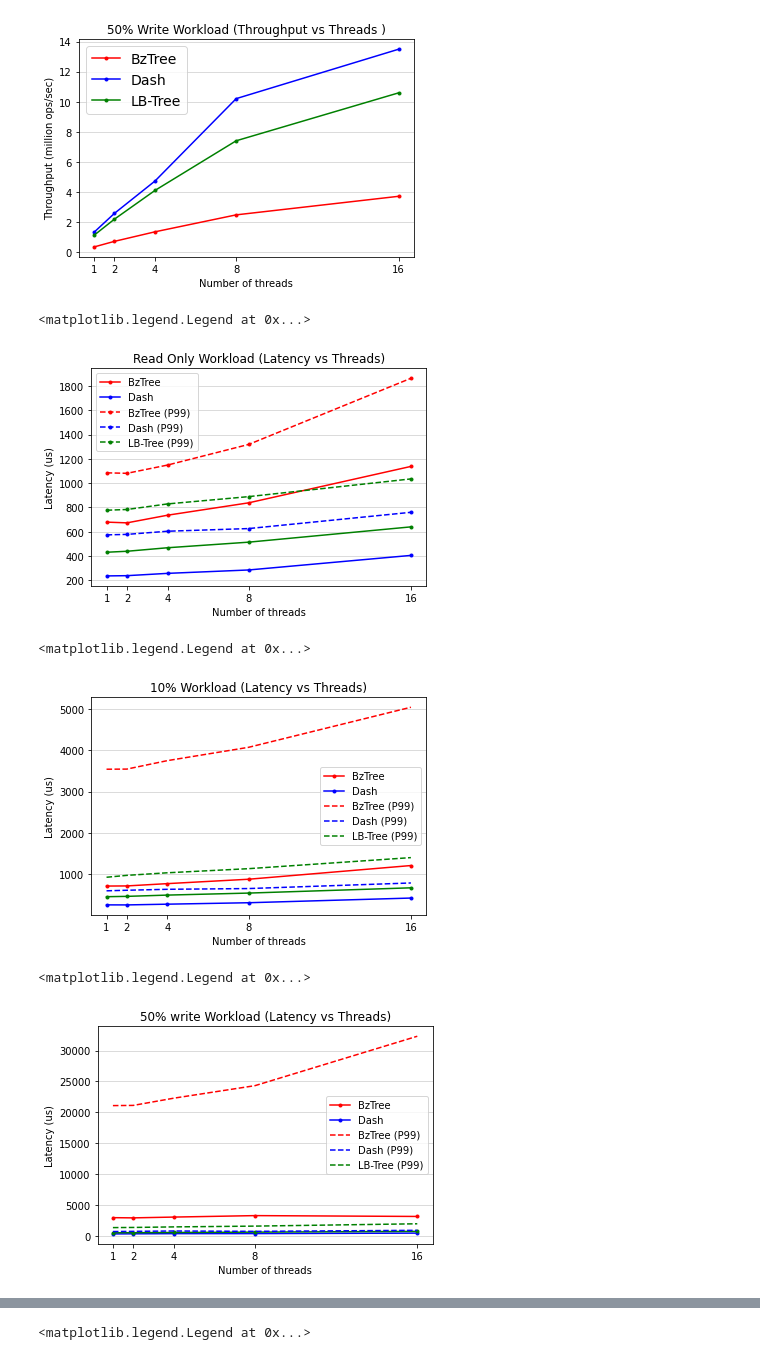
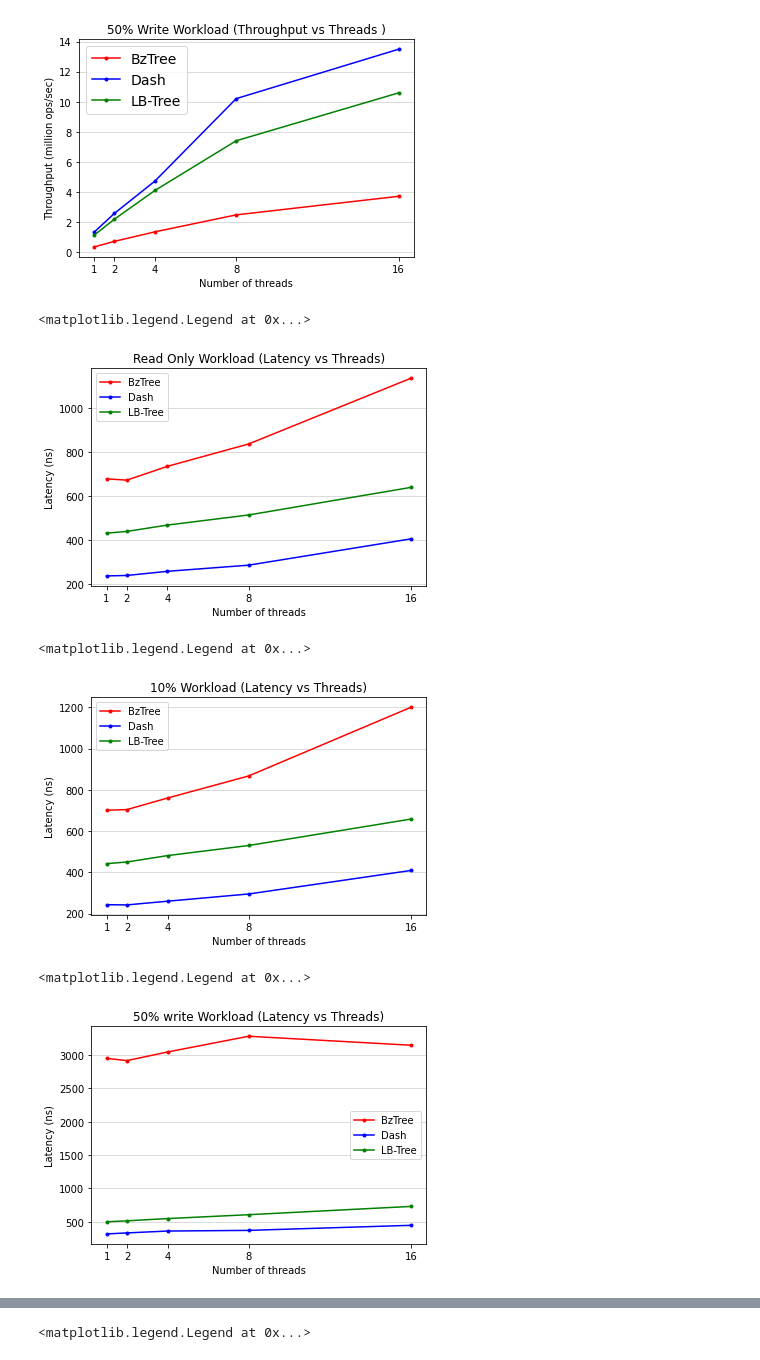
Before and after one commit to nisargshah95/Comparison-of-Indexes-for-PMem, a Jupyter notebook: CS764.ipynb, the cells around one changed output, grey strips where cells are left out. Drawn from its saved outputs; the diff is of its cells as text; code cells hidden in the pictures.

Commit message:
Split median and P99 latency graphs

```diff
--- a/CS764.ipynb
+++ b/CS764.ipynb
@@ -7,6 +7,7 @@ threads = [1, 2, 4, 8, 16]
 colors = ['red', 'blue', 'green']
 xlabel = 'Number of threads'
 lat_ylabel = 'Latency (us)'
+lat_ylabel_ns = 'Latency (ns)'
 tp_ylabel = 'Throughput (million ops/sec)'
 legend_prop={'size': 14}
 fmt='.-'
@@ -153,19 +154,20 @@ bzMedianReadOnlyLine, = plt.plot(threads, bztree_0_p50, fmt, color = colors[0],
 dMedianReadOnlyLine, = plt.plot(threads, dash_0_p50, fmt, color = colors[1], label = 'Dash')
 lReadOnlyLine, = plt.plot(threads, lbtree_0_p50, fmt, color=colors[2], label = 'LB-Tree')
 
-bz99LatencyReadOnlyLine, = plt.plot(threads, bztree_0_p99, fmt2, color= 'red', label = 'BzTree (P99)')
-d99LatencyReadOnlyLine, = plt.plot(threads, dash_0_p99, fmt2, color= colors[1], label = 'Dash (P99)')
-l99LatencyReadOnlyLine, = plt.plot(threads, lbtree_0_p99, fmt2, color= colors[2], label = 'LB-Tree (P99)')
+#bz99LatencyReadOnlyLine, = plt.plot(threads, bztree_0_p99, fmt2, color= 'red', label = 'BzTree (P99)')
+#d99LatencyReadOnlyLine, = plt.plot(threads, dash_0_p99, fmt2, color= colors[1], label = 'Dash (P99)')
+#l99LatencyReadOnlyLine, = plt.plot(threads, lbtree_0_p99, fmt2, color= colors[2], label = 'LB-Tree (P99)')
 
 plt.xlabel(xlabel)
 plt.xticks(threads)
-plt.ylabel(lat_ylabel)
+plt.ylabel(lat_ylabel_ns)
 plt.title('Read Only Workload (Latency vs Threads)')
 plt.grid(True, axis='y', color='lightgray', which='both')
-plt.legend(handles=[bzMedianReadOnlyLine, dMedianReadOnlyLine, bz99LatencyReadOnlyLine, d99LatencyReadOnlyLine, l99LatencyReadOnlyLine])
+plt.legend(handles=[bzMedianReadOnlyLine, dMedianReadOnlyLine, lReadOnlyLine])
+#plt.legend(handles=[bzMedianReadOnlyLine, dMedianReadOnlyLine, bz99LatencyReadOnlyLine, d99LatencyReadOnlyLine, l99LatencyReadOnlyLine])
 # %% [output]
 <matplotlib.legend.Legend at 0x...>
-[figure, old version]
+[figure, new version]
 # %%
 # 10% writes - LATENCY VS THREADS (ACROSS TREES)
 
@@ -174,37 +176,39 @@ bzMedian10WriteLine, = plt.plot(threads, bztree_10_p50, fmt, color = colors[0],
 dMedianLatency10Write, = plt.plot(threads, dash_10_p50, fmt, color = colors[1], label = 'Dash')
 lReadOnlyLine, = plt.plot(threads, lbtree_10_p50, fmt, color=colors[2], label = 'LB-Tree')
 
-bz99Latency10WriteLine, = plt.plot(threads, bztree_10_p99, '--', color= colors[0], label = 'BzTree (P99)')
-d99Latency10WriteLine, = plt.plot(threads, dash_10_p99, '--', color= colors[1], label = 'Dash (P99)')
-l99Latency10WriteLine, = plt.plot(threads, lbtree_10_p99, '--', color= colors[2], label = 'LB-Tree (P99)')
+#bz99Latency10WriteLine, = plt.plot(threads, bztree_10_p99, '--', color= colors[0], label = 'BzTree (P99)')
+#d99Latency10WriteLine, = plt.plot(threads, dash_10_p99, '--', color= colors[1], label = 'Dash (P99)')
+#l99Latency10WriteLine, = plt.plot(threads, lbtree_10_p99, '--', color= colors[2], label = 'LB-Tree (P99)')
 
 plt.xlabel(xlabel)
 plt.xticks(threads)
-plt.ylabel(lat_ylabel)
+plt.ylabel(lat_ylabel_ns)
 plt.title('10% Workload (Latency vs Threads)')
 plt.grid(True, axis='y', color='lightgray', which='both')
-plt.legend(handles=[bzMedian10WriteLine, dMedianLatency10Write, bz99Latency10WriteLine, d99Latency10WriteLine, l99Latency10WriteLine])
+plt.legend(handles=[bzMedian10WriteLine, dMedianLatency10Write, lReadOnlyLine])
+#plt.legend(handles=[bzMedian10WriteLine, dMedianLatency10Write, bz99Latency10WriteLine, d99Latency10WriteLine, l99Latency10WriteLine])
 # %% [output]
 <matplotlib.legend.Legend at 0x...>
-[figure, old version]
+[figure, new version]
 # %%
 # 50% writes - LATENCY VS THREADS (ACROSS TREES)
 
 plt.figure()
 bzMedian50WriteLine, = plt.plot(threads, bztree_50_p50, fmt, color = colors[0], label = 'BzTree')
 dMedianLatency50Write, = plt.plot(threads, dash_50_p50, fmt, color = colors[1], label = 'Dash')
 lReadOnlyLine, = plt.plot(threads, lbtree_50_p50, fmt, color=colors[2], label = 'LB-Tree')
 
-bz99Latency50WriteLine, = plt.plot(threads, bztree_50_p99, '--', color= colors[0], label = 'BzTree (P99)')
-d99Latency50WriteLine, = plt.plot(threads, dash_50_p99, '--', color= colors[1], label = 'Dash (P99)')
-l99Latency50WriteLine, = plt.plot(threads, lbtree_50_p99, '--', color= colors[2], label = 'LB-Tree (P99)')
+#bz99Latency50WriteLine, = plt.plot(threads, bztree_50_p99, '.--', color= colors[0], label = 'BzTree (P99)')
+#d99Latency50WriteLine, = plt.plot(threads, dash_50_p99, '.--', color= colors[1], label = 'Dash (P99)')
+#l99Latency50WriteLine, = plt.plot(threads, lbtree_50_p99, '.--', color= colors[2], label = 'LB-Tree (P99)')
 
 plt.xlabel(xlabel)
 plt.xticks(threads)
-plt.ylabel(lat_ylabel)
+plt.ylabel(lat_ylabel_ns)
 plt.title('50% write Workload (Latency vs Threads)')
 plt.grid(True, axis='y', color='lightgray', which='both')
-plt.legend(handles=[bzMedian50WriteLine, dMedianLatency50Write, bz99Latency50WriteLine, d99Latency50WriteLine, l99Latency50WriteLine])
+plt.legend(handles=[bzMedian50WriteLine, dMedianLatency50Write, lReadOnlyLine])
+#plt.legend(handles=[bzMedian50WriteLine, dMedianLatency50Write, lReadOnlyLine, bz99Latency50WriteLine, d99Latency50WriteLine, l99Latency50WriteLine])
 # %% [output]
 <matplotlib.legend.Legend at 0x...>
-[figure, old version]
+[figure, new version]
```
Also changed, not shown: parts of 3 cells of this notebook.
